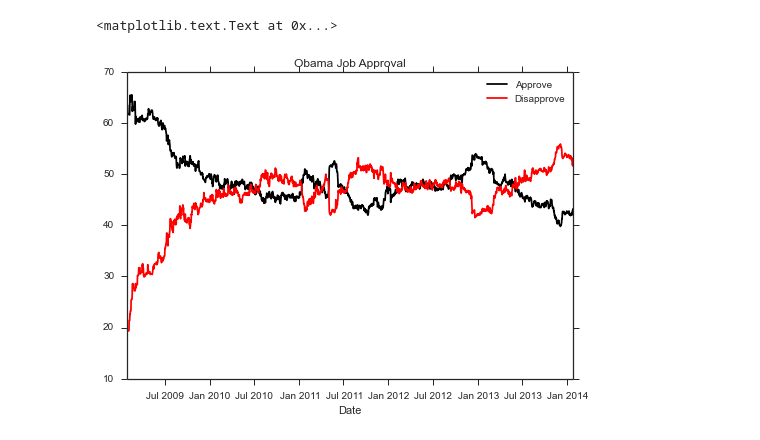
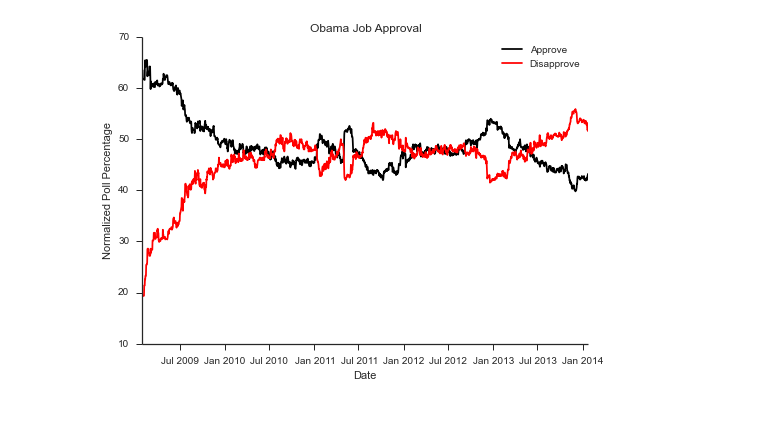
Before and after one commit to jacksongs/pelican, a Jupyter notebook: content/notebooks/HW1forweb.ipynb, the cells around one changed output. Saved outputs shown, nothing was run; the diff lists cells and outputs as text; code cells hidden in the pictures.

```diff
--- a/content/notebooks/HW1forweb.ipynb
+++ b/content/notebooks/HW1forweb.ipynb
@@ -26,11 +27,10 @@ Some code then...
 # %%
-
-#Given a poll_id, return the XML data as a text string. This is the primary scraper.
+# Given a poll_id, this function returns the XML data as a text string. This is the primary 'raw' scraper.
 def get_poll_xml(poll_id):
     xml = requests.get('http://charts.realclearpolitics.com/charts/%s.xml'%poll_id).content
     return xml
 
-#Extract poll information from an XML string, and convert to a DataFrame
+# This function extract polls information from an XML string, and converts it to a pandas DataFrame.
 def rcp_poll_data(xml):
     dom = web.Element(xml)
     series = dom.by_tag('series')
@@ -41,47 +41,48 @@ def rcp_poll_data(xml):
     result = result.sort('date')
     return result
 
-#Plot the poll data (this was written by Chris with some modifications by me to get the dates
-#to display correctly)
+# This function plot the poll data.
+# This was written by Chris Beaumont with some modifications by me to get the dates to display correctly.
+
 def poll_plot(poll_id):
 
     xml = get_poll_xml(poll_id)
     data = rcp_poll_data(xml)
     colors = plot_colors(xml)
 
     #remove characters like apostrophes
     data = data.rename(columns = {c: _strip(c) for c in data.columns})
 
     fig, ax = plt.subplots()
     for label, color in colors.items():
         ax.plot(data.date.astype(DT.datetime), data[label], color=color, label=label)
+    plt.legend(loc='best')
+    plt.xlabel("Date")
+    plt.title("Obama Job Approval")
+    plt.ylabel("Normalized Poll Percentage")
 
-# And here are some extra functions provided by Chris that will be used in functions below
+# And here are some extra functions provided by Chris that will be used in functions below.
 
-# This function removes non-letter characters from a word
+# This function removes non-letter characters from a word.
 def _strip(s):
     return re.sub(r'[\W_]+', '', s)
 
-#Given an XML document like the link above, returns a python dictionary that maps a graph title to a graph color.
+# Given an XML document like the link above, this returns a python dictionary that maps a graph title to a graph color.
 def plot_colors(xml):
     dom = web.Element(xml)
     result = {}
     for graph in dom.by_tag('graph'):
         title = _strip(graph.attributes['title'])
         result[title] = graph.attributes['color']
     return result
 
+# So, put these together and you have Obama's approval rating over time.
 poll_plot(1044)
 
-# I like to use seaborn - see http://stanford.edu/~mwaskom/software/seaborn/
+# Oh and I like to use seaborn - see http://stanford.edu/~mwaskom/software/seaborn/
+# It makes clean graphics with solid defaults.
 import seaborn as sns
 sns.set_style('ticks')
-
-#So, put these together and you have Obama's approval rating over time
-
-plt.title("Obama Job Approval")
-plt.legend(loc='best')
-plt.xlabel("Date")
+sns.despine()
 # %% [output]
-<matplotlib.text.Text at 0x...>
-[figure, old version]
+[figure, new version]
```
Also changed, not shown: parts of 4 cells of this notebook, 1 other file.
